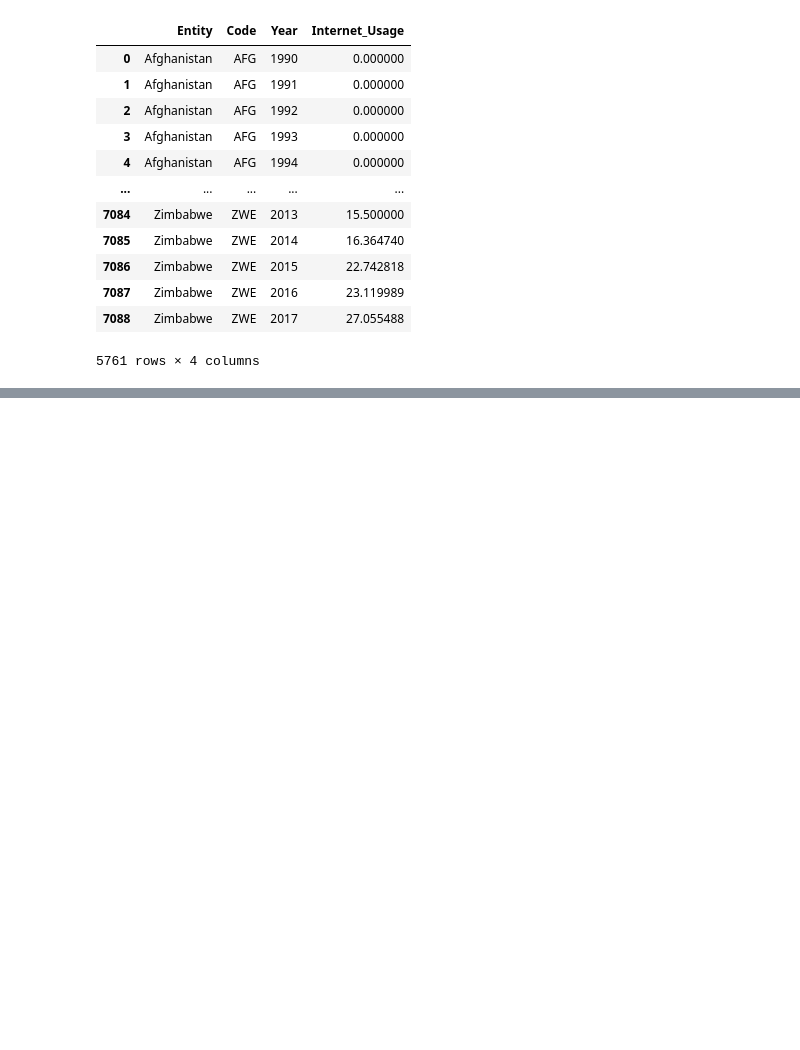
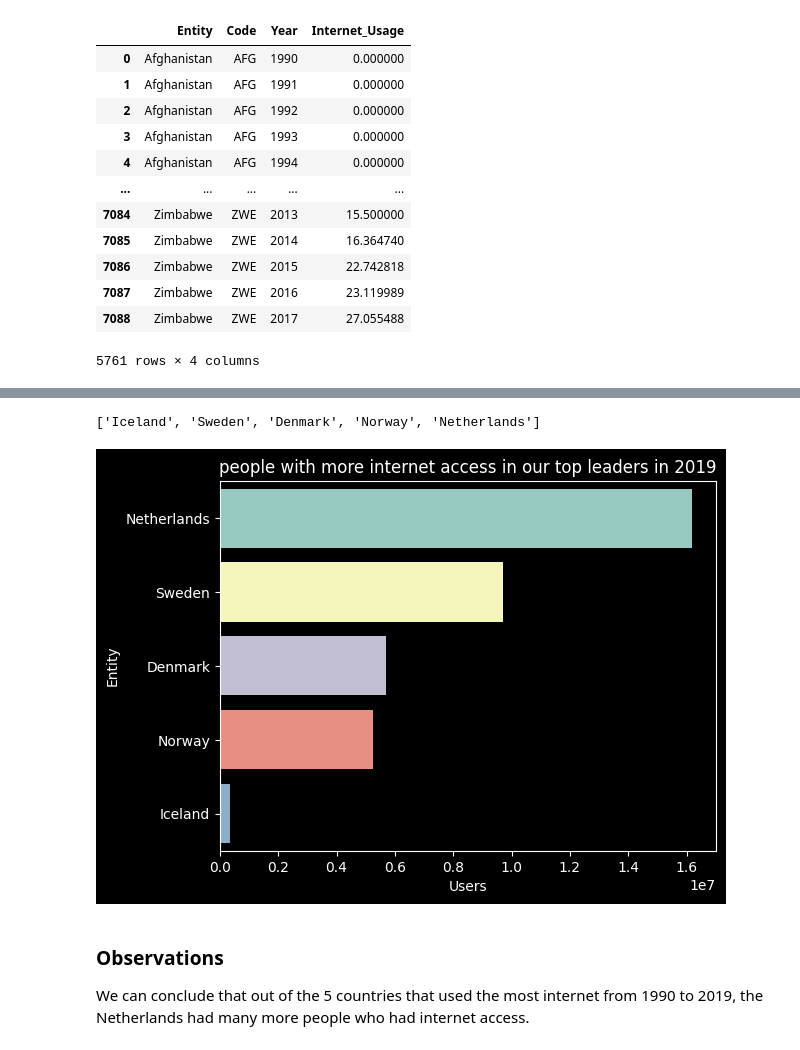
Before and after one commit to PaulAnicet97/Data_analysis, a Jupyter notebook: How Much of the World Has Access to the Internet/notebook.ipynb, the cells around one changed output, grey strips where cells are left out. Saved outputs shown, nothing was run; the diff lists cells and outputs as text; code cells hidden in the pictures; blank space fills up the shorter version.

```diff
--- a/How Much of the World Has Access to the Internet/notebook.ipynb
+++ b/How Much of the World Has Access to the Internet/notebook.ipynb
@@ -195,0 +200,4 @@ sns.barplot(data = top_5_internet_usage, x = 'Entity' , y ='Internet_Usage' )
+# %%
+# exploring the others leaders without Kosovo
+top_leaders = ['Iceland', 'Sweden', 'Denmark', 'Norway', 'Netherlands']
+internet[(internet['Entity'].isin(top_leaders)) & (internet['Year'] == 1990)]
@@ -195,0 +247,12 @@ sns.barplot(data = top_5_internet_usage, x = 'Entity' , y ='Internet_Usage' )
+# %%
+top_leaders
+# %% [output]
+['Iceland', 'Sweden', 'Denmark', 'Norway', 'Netherlands']
+# %%
+most_internet_acces_2019 = people[(people['Entity'].isin(top_leaders)) & (people['Year'] == 2019)].nlargest(5, 'Users')
+# %%
+sns.barplot(data=most_internet_acces_2019, x = 'Users', y = 'Entity' )
+plt.title('people with more internet access in our top leaders in 2019')
+plt.show()
+# %% [output]
+[figure, added]
@@ -195,0 +274,3 @@ sns.barplot(data = top_5_internet_usage, x = 'Entity' , y ='Internet_Usage' )
+# %% [markdown]
+### Observations
+We can conclude that out of the 5 countries that used the most internet from 1990 to 2019, the Netherlands had many more people who had internet access.
```
Also changed, not shown: parts of 16 cells of this notebook.
